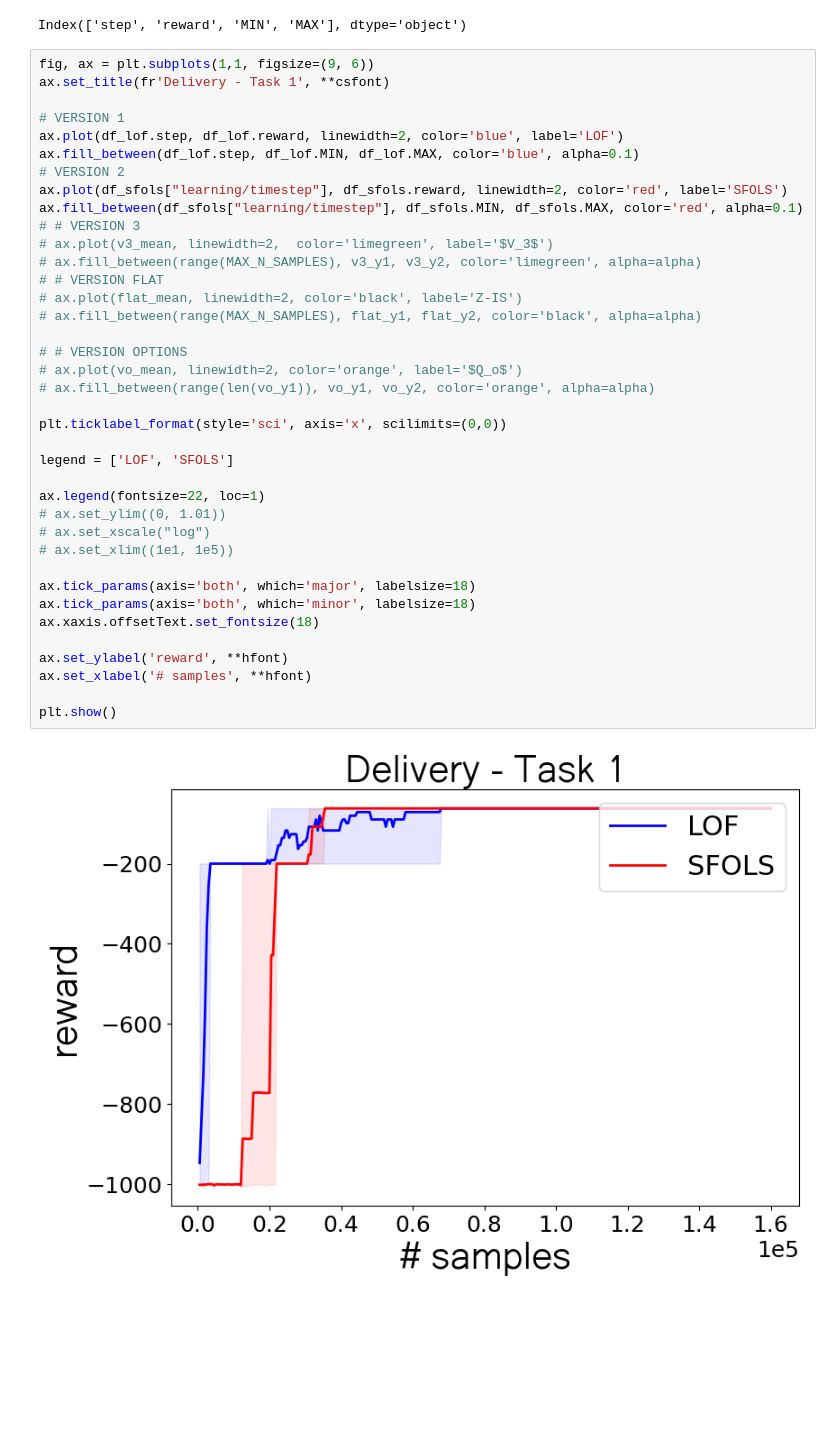
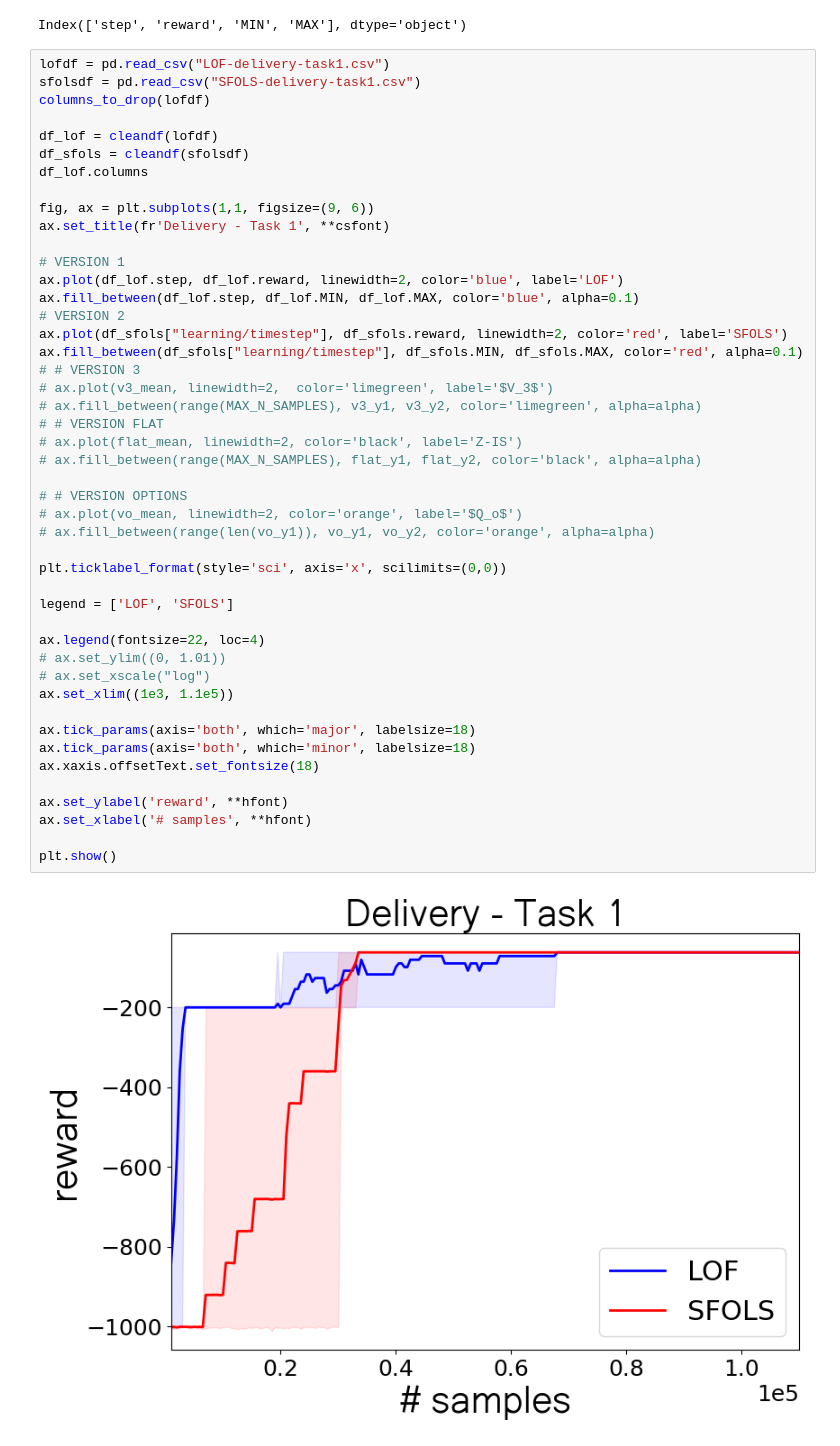
Before and after one commit to timtimtim3/sfols, a Jupyter notebook: Results.ipynb, the cells around one changed output. Saved outputs shown, nothing was run; the diff lists cells and outputs as text; blank space fills up the shorter version.

```diff
--- a/Results.ipynb
+++ b/Results.ipynb
@@ -160,6 +164,14 @@ df_lof.columns
 # %% [output]
 Index(['step', 'reward', 'MIN', 'MAX'], dtype='object')
 # %%
+lofdf = pd.read_csv("LOF-delivery-task1.csv")
+sfolsdf = pd.read_csv("SFOLS-delivery-task1.csv")
+columns_to_drop(lofdf)
+
+df_lof = cleandf(lofdf)
+df_sfols = cleandf(sfolsdf)
+df_lof.columns
+
 fig, ax = plt.subplots(1,1, figsize=(9, 6))
 ax.set_title(fr'Delivery - Task 1', **csfont)
 
@@ -169,33 +181,33 @@ ax.fill_between(df_lof.step, df_lof.MIN, df_lof.MAX, color='blue', alpha=0.1)
 # VERSION 2
 ax.plot(df_sfols["learning/timestep"], df_sfols.reward, linewidth=2, color='red', label='SFOLS')
 ax.fill_between(df_sfols["learning/timestep"], df_sfols.MIN, df_sfols.MAX, color='red', alpha=0.1)
 # # VERSION 3
 # ax.plot(v3_mean, linewidth=2,  color='limegreen', label='$V_3$')
 # ax.fill_between(range(MAX_N_SAMPLES), v3_y1, v3_y2, color='limegreen', alpha=alpha)
 # # VERSION FLAT
 # ax.plot(flat_mean, linewidth=2, color='black', label='Z-IS')
 # ax.fill_between(range(MAX_N_SAMPLES), flat_y1, flat_y2, color='black', alpha=alpha)
 
 # # VERSION OPTIONS
 # ax.plot(vo_mean, linewidth=2, color='orange', label='$Q_o$')
 # ax.fill_between(range(len(vo_y1)), vo_y1, vo_y2, color='orange', alpha=alpha)
 
 plt.ticklabel_format(style='sci', axis='x', scilimits=(0,0))
 
 legend = ['LOF', 'SFOLS']
 
-ax.legend(fontsize=22, loc=1)
+ax.legend(fontsize=22, loc=4)
 # ax.set_ylim((0, 1.01))
 # ax.set_xscale("log")
-# ax.set_xlim((1e1, 1e5))
+ax.set_xlim((1e3, 1.1e5))
 
 ax.tick_params(axis='both', which='major', labelsize=18)
 ax.tick_params(axis='both', which='minor', labelsize=18)
 ax.xaxis.offsetText.set_fontsize(18)
 
 ax.set_ylabel('reward', **hfont)
 ax.set_xlabel('# samples', **hfont)
 
 plt.show()
 # %% [output]
-[figure, old version]
+[figure, new version]
```
Also changed, not shown: parts of 8 cells of this notebook, 9 other files.
